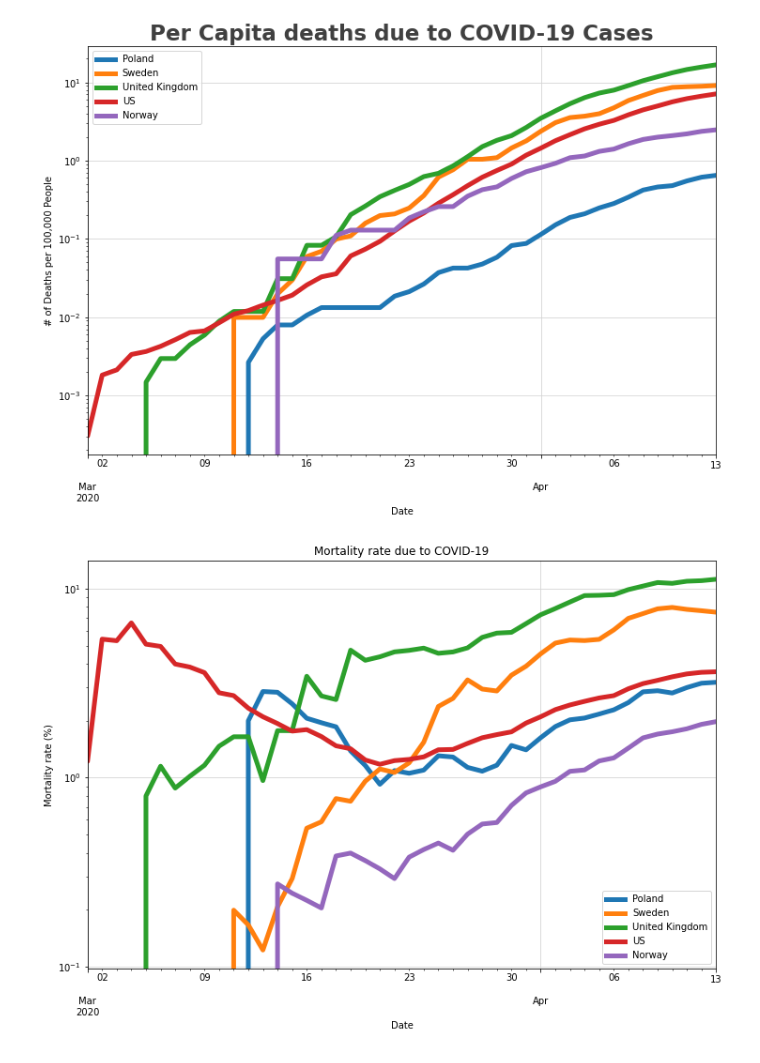
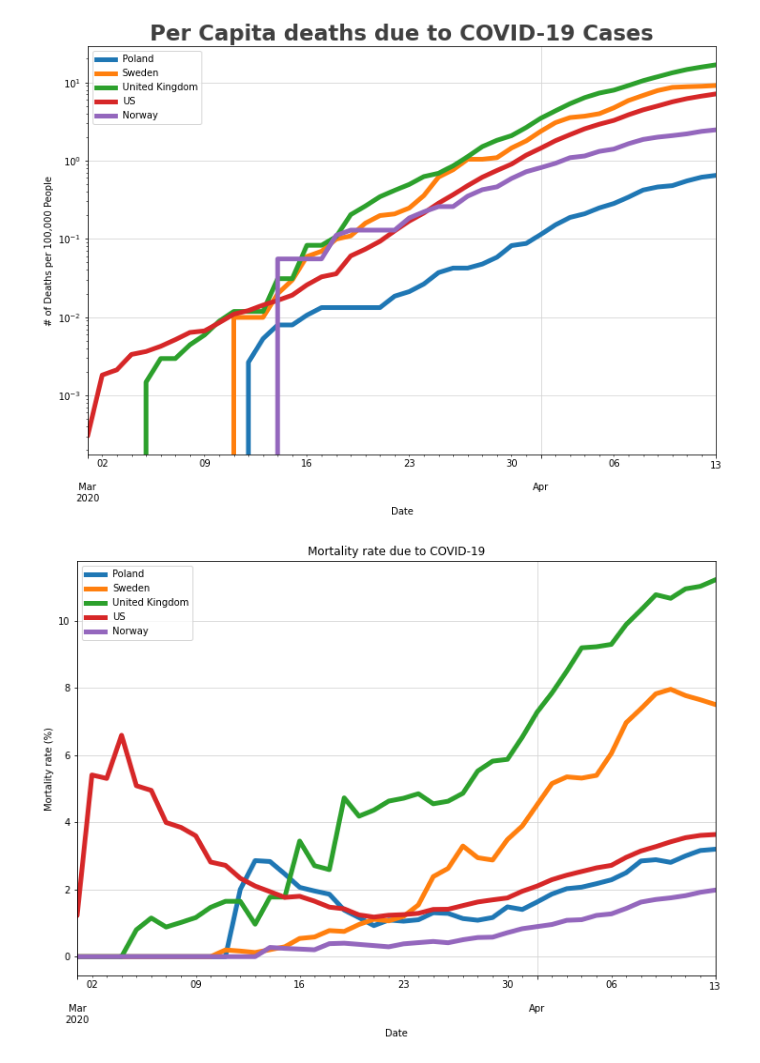
Before and after one commit to jochym/covid_plots, a Jupyter notebook: Covid_plots.ipynb, the cells around one changed output. Drawn from its saved outputs; the diff is of its cells as text; code cells hidden in the pictures.

Commit message:
Do not use logy for mortality rate

```diff
--- a/Covid_plots.ipynb
+++ b/Covid_plots.ipynb
@@ -112,11 +112,11 @@ vplot.set_title("Per Capita deaths due to COVID-19 Cases", fontsize = 23, weight
 # %% [output]
 [figure]
 # %%
-mortplt = (100*victperc[selcnt]/percapita[selcnt]).plot(figsize=(12,8), linewidth=5, logy=LOGY)
+mortplt = (100*victperc[selcnt]/percapita[selcnt]).plot(figsize=(12,8), linewidth=5, logy=False)
 mortplt.grid(color='#d4d4d4')
 mortplt.set_xlim(pd.Timestamp('2020-03-1'),None)
 mortplt.set_xlabel('Date')
 mortplt.set_ylabel('Mortality rate (%)')
 mortplt.set_title('Mortality rate due to COVID-19');
 # %% [output]
-[figure, old version]
+[figure, new version]
```
Also changed, not shown: 2 other files.
